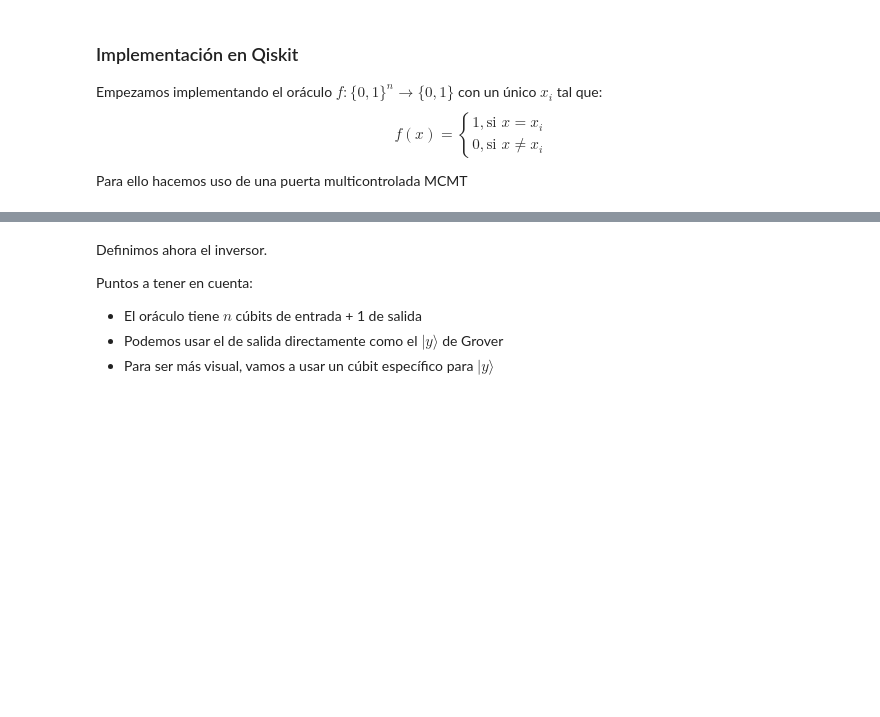
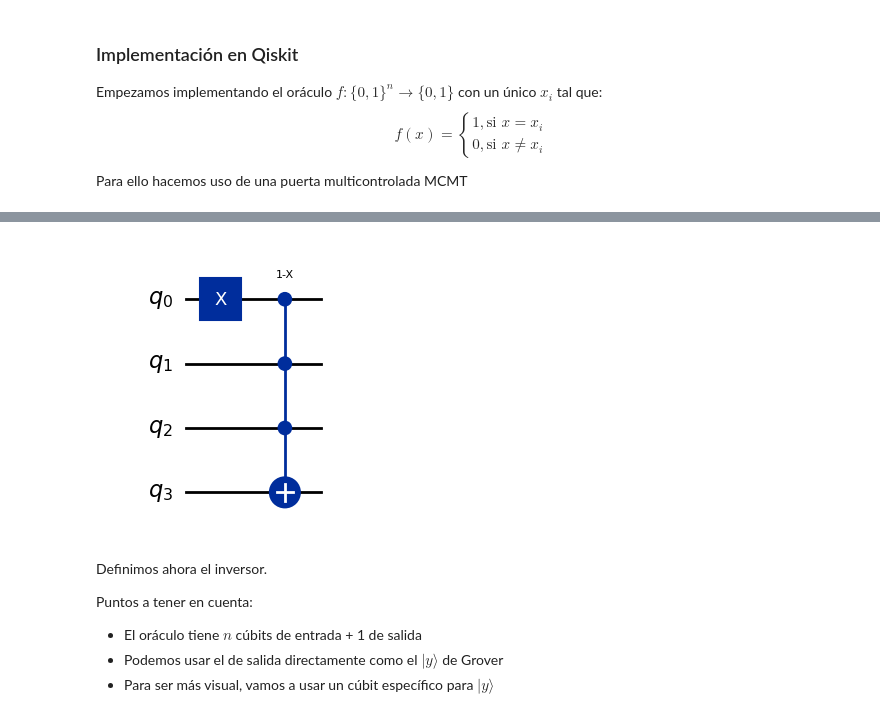
Before and after one commit to mateofra/CUANTICA, a Jupyter notebook: 03. Algoritmos cuánticos clásicos.ipynb, the cells around one changed output, grey strips where cells are left out. Cells and saved outputs as stored; diff of their text form; code cells hidden in the pictures; blank space fills up the shorter version.

```diff
--- a/03. Algoritmos cuánticos clásicos.ipynb
+++ b/03. Algoritmos cuánticos clásicos.ipynb
@@ -1111,3 +952,46 @@ Número de iteraciones ideal = 4
+# %%
+# Definimos un oráculo f(x) tal que f(xi) = 1 y f(x) = 0 para x != xi
+from qiskit.circuit.library import MCMTGate, XGate
+from qiskit.circuit.gate import Gate
+
+def oraculo_grover(n: int, xi: int, inverso) -> Gate:
+  # n cúbits de entrada, 1 de salida
+  qc = QuantumCircuit(n+1)
+
+  if not inverso: # Computación normal
+    # Invertimos los cubits para los que xi tenga un bit a 0
+    temp = xi
+    for b in range(n):
+      if(temp & 1 == 0):
+          qc.x(b)
+      temp >>= 1
+
+    # Pongo la salida a 1 para el estado 111..11
+    qc.append(MCMTGate(XGate(),n,1), range(n+1)) # Puerta X controlada con n bits de control y 1 target
+
+    gate = qc.to_gate(label="Oraculo")
+
+  else: # Descomputación
+    qc.append(MCMTGate(XGate(),n,1), range(n+1)) # Puerta X controlada con n bits de control y 1 target
+
+    temp = xi
+    for b in range(n):
+      if(temp & 1 == 0):
+          qc.x(b)
+      temp >>= 1
+
+    gate = qc.to_gate(label="Oraculo Inverso")
+
+  return gate
+
+# Vemos el oráculo con 3 cúbits y xi=6=110
+n = 3
+xi = 6
+qc = QuantumCircuit(n+1)
+qc.append(oraculo_grover(n, xi, inverso=False), range(n+1))
+qc.decompose().draw('mpl')
+# %% [output]
+[figure, added]
 # %% [markdown]
 Definimos ahora el inversor.
 
```
Also changed, not shown: parts of 5 cells of this notebook.
